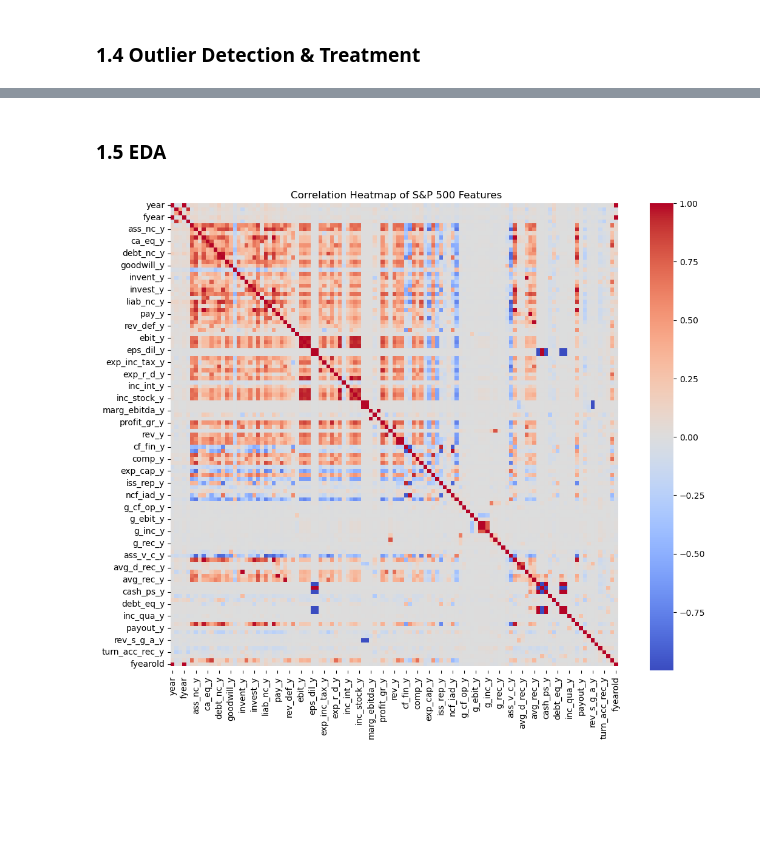
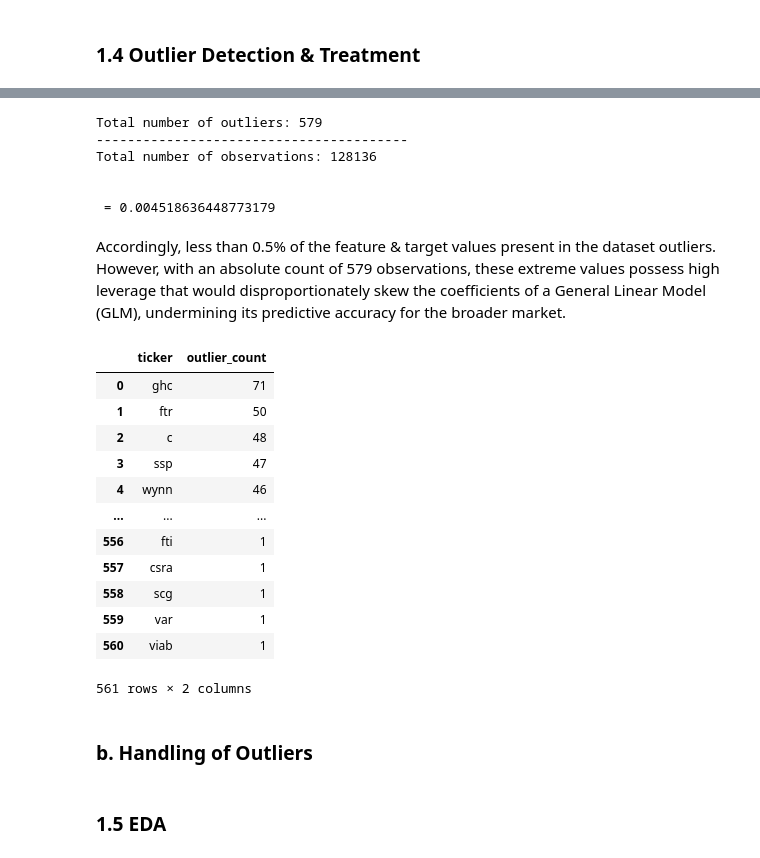
Before and after one commit to mauricebaier/rb_data_exercise, a Jupyter notebook: Assignment.ipynb, the cells around one changed output, grey strips where cells are left out. Drawn from its saved outputs; the diff is of its cells as text; code cells hidden in the pictures; blank space fills up the shorter version.

Commit message:
included Outlier ID (1.4.)

```diff
--- a/Assignment.ipynb
+++ b/Assignment.ipynb
@@ -208,0 +308,7 @@ Accordingly, as the number of shares does not double from 2015 to 2016, we can c
+# %%
+sp500_selected
+features_ol_id = sp500_selected.select_dtypes(include=np.number).columns.drop(['ticker', 'date', 'year', 'month', 'fyear', 'fmonth', 'shr_y'], errors='ignore').tolist()
+
+outliers_per_company = count_outliers_by_ticker(sp500_selected, features_ol_id, threshold=1.5)
+outliers_per_company.sort_values(ascending=False, by='outlier_count').head()
+outliers_per_company.head(10)
@@ -209,11 +329,44 @@ Accordingly, as the number of shares does not double from 2015 to 2016, we can c
+# %%
+# calculating ratio of outliers as a percentage of total data points
+total_outliers = outliers_per_company.shape[0]
+total_observations = sp500_selected[features_ol_id].shape[0] * sp500_selected[features_ol_id].shape[1]
+
+outlier_ratio = total_outliers / total_observations
+
+
+print (f"Total number of outliers: {total_outliers}")
+print("----------------------------------------")
+print (f"Total number of observations: {total_observations}")
+print("\n")
+print (f" = {outlier_ratio}")
+# %% [output]
+Total number of outliers: 579
+----------------------------------------
+Total number of observations: 128136
+
+
+ = 0.004518636448773179
+# %% [markdown]
+Accordingly, less than 0.5% of the feature & target values present in the dataset outliers. However, with an absolute count of 579 observations, these extreme values possess high leverage that would disproportionately skew the coefficients of a General Linear Model (GLM), undermining its predictive accuracy for the broader market.
+# %%
+outliers_per_company = outliers_per_company.reset_index()
+
+outliers_per_company
+# %% [output]
+|  | ticker | outlier_count |
+| 0 | ghc | 71 |
+| 1 | ftr | 50 |
+| 2 | c | 48 |
+| 3 | ssp | 47 |
+| 4 | wynn | 46 |
+| ... | ... | ... |
+| 556 | fti | 1 |
+| 557 | csra | 1 |
+| 558 | scg | 1 |
+| 559 | var | 1 |
+| 560 | viab | 1 |
+561 rows × 2 columns
+# %% [markdown]
+### b. Handling of Outliers
 # %% [markdown]
 ### 1.5 EDA
-# %%
-plt.figure(figsize=(12, 10))
-# Select only numeric columns for correlation matrix
-numeric_df = sp500.select_dtypes(include=[np.number])
-sns.heatmap(numeric_df.corr(), annot=False, cmap='coolwarm', fmt=".2f")
-plt.title('Correlation Heatmap of S&P 500 Features')
-plt.show()
-# %% [output]
-[figure, removed]
```
Also changed, not shown: parts of 8 cells of this notebook.
